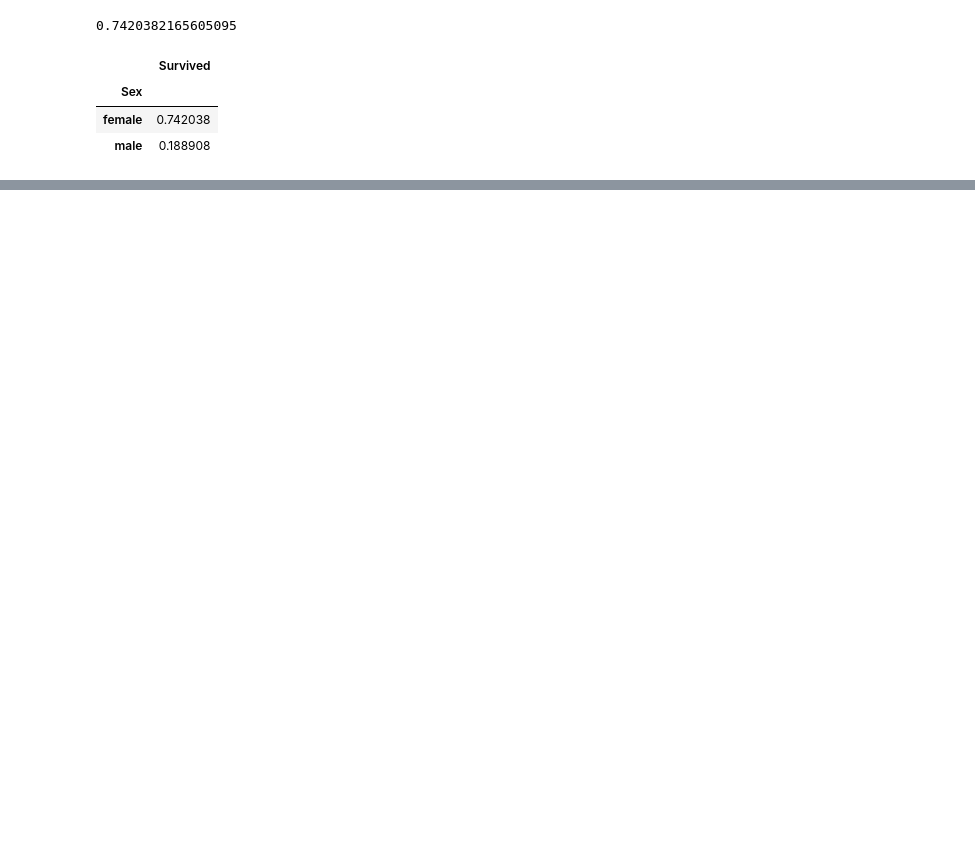
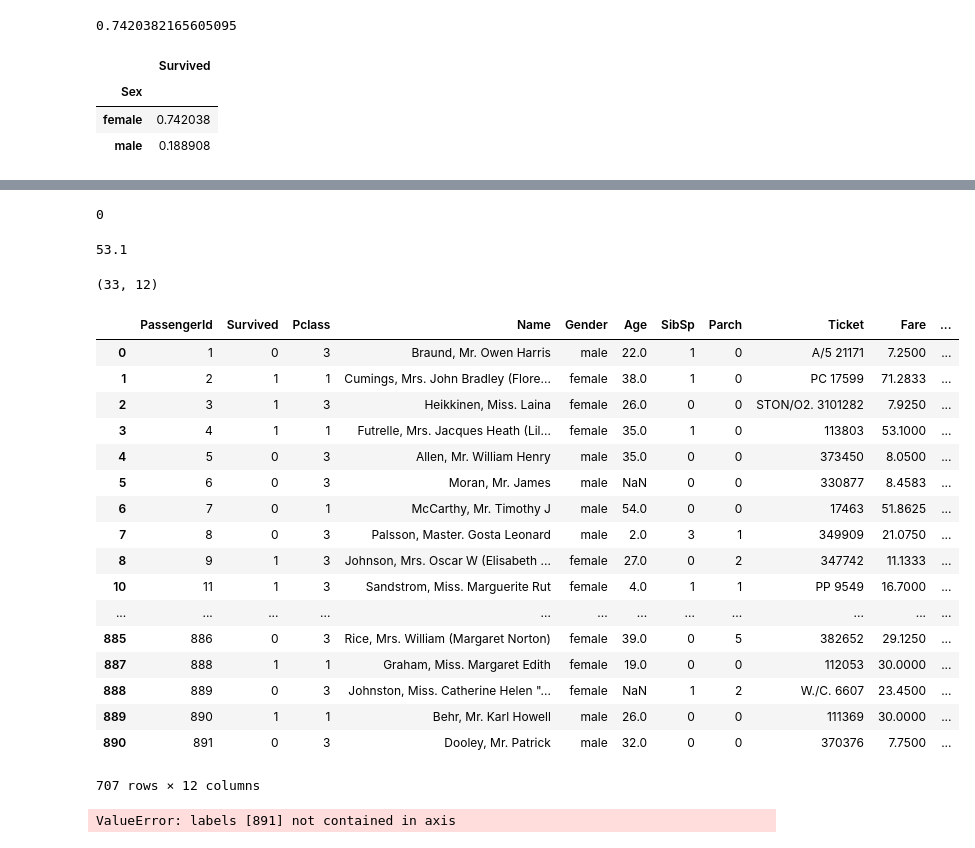
Before and after one commit to csauravBR/Learning_academy, a Jupyter notebook: pandas_tutorial.ipynb, the cells around one changed output, grey strips where cells are left out. Saved outputs shown, nothing was run; the diff lists cells and outputs as text; code cells hidden in the pictures; blank space fills up the shorter version.

```diff
--- a/pandas_tutorial.ipynb
+++ b/pandas_tutorial.ipynb
@@ -209,0 +280,35 @@ data[['Sex','Survived']].groupby('Sex').mean()
+# %%
+data.index.values[0]
+# %% [output]
+0
+# %%
+data['Fare'].iloc[3]
+# %% [output]
+53.1
+# %%
+data.loc[(data['Fare'] > 100) & (data['Fare'] <= 200)]
+# %% [output]
+(33, 12)
+# %%
+# delete row
+#print(data.head())
+data.drop(data[(data['Pclass']==2)].index)
+# %% [output]
+|  | PassengerId | Survived | Pclass | Name | Gender | Age | SibSp | Parch | Ticket | Fare | ... |
+| 0 | 1 | 0 | 3 | Braund, Mr. Owen Harris | male | 22.0 | 1 | 0 | A/5 21171 | 7.2500 | ... |
+| 1 | 2 | 1 | 1 | Cumings, Mrs. John Bradley (Flore... | female | 38.0 | 1 | 0 | PC 17599 | 71.2833 | ... |
+| 2 | 3 | 1 | 3 | Heikkinen, Miss. Laina | female | 26.0 | 0 | 0 | STON/O2. 3101282 | 7.9250 | ... |
+| 3 | 4 | 1 | 1 | Futrelle, Mrs. Jacques Heath (Lil... | female | 35.0 | 1 | 0 | 113803 | 53.1000 | ... |
+| 4 | 5 | 0 | 3 | Allen, Mr. William Henry | male | 35.0 | 0 | 0 | 373450 | 8.0500 | ... |
+| 5 | 6 | 0 | 3 | Moran, Mr. James | male | NaN | 0 | 0 | 330877 | 8.4583 | ... |
+| 6 | 7 | 0 | 1 | McCarthy, Mr. Timothy J | male | 54.0 | 0 | 0 | 17463 | 51.8625 | ... |
+| 7 | 8 | 0 | 3 | Palsson, Master. Gosta Leonard | male | 2.0 | 3 | 1 | 349909 | 21.0750 | ... |
+| 8 | 9 | 1 | 3 | Johnson, Mrs. Oscar W (Elisabeth ... | female | 27.0 | 0 | 2 | 347742 | 11.1333 | ... |
+| 10 | 11 | 1 | 3 | Sandstrom, Miss. Marguerite Rut | female | 4.0 | 1 | 1 | PP 9549 | 16.7000 | ... |
+| ... | ... | ... | ... | ... | ... | ... | ... | ... | ... | ... | ... |
+| 885 | 886 | 0 | 3 | Rice, Mrs. William (Margaret Norton) | female | 39.0 | 0 | 5 | 382652 | 29.1250 | ... |
+| 887 | 888 | 1 | 1 | Graham, Miss. Margaret Edith | female | 19.0 | 0 | 0 | 112053 | 30.0000 | ... |
+| 888 | 889 | 0 | 3 | Johnston, Miss. Catherine Helen "... | female | NaN | 1 | 2 | W./C. 6607 | 23.4500 | ... |
+| 889 | 890 | 1 | 1 | Behr, Mr. Karl Howell | male | 26.0 | 0 | 0 | 111369 | 30.0000 | ... |
+| 890 | 891 | 0 | 3 | Dooley, Mr. Patrick | male | 32.0 | 0 | 0 | 370376 | 7.7500 | ... |
+707 rows × 12 columns
@@ -209,0 +317,5 @@ data[['Sex','Survived']].groupby('Sex').mean()
+# %%
+#data.loc[0].values
+data.drop(891)
+# %% [output]
+ValueError: labels [891] not contained in axis
```
Also changed, not shown: parts of 33 cells of this notebook, 1 other file.
